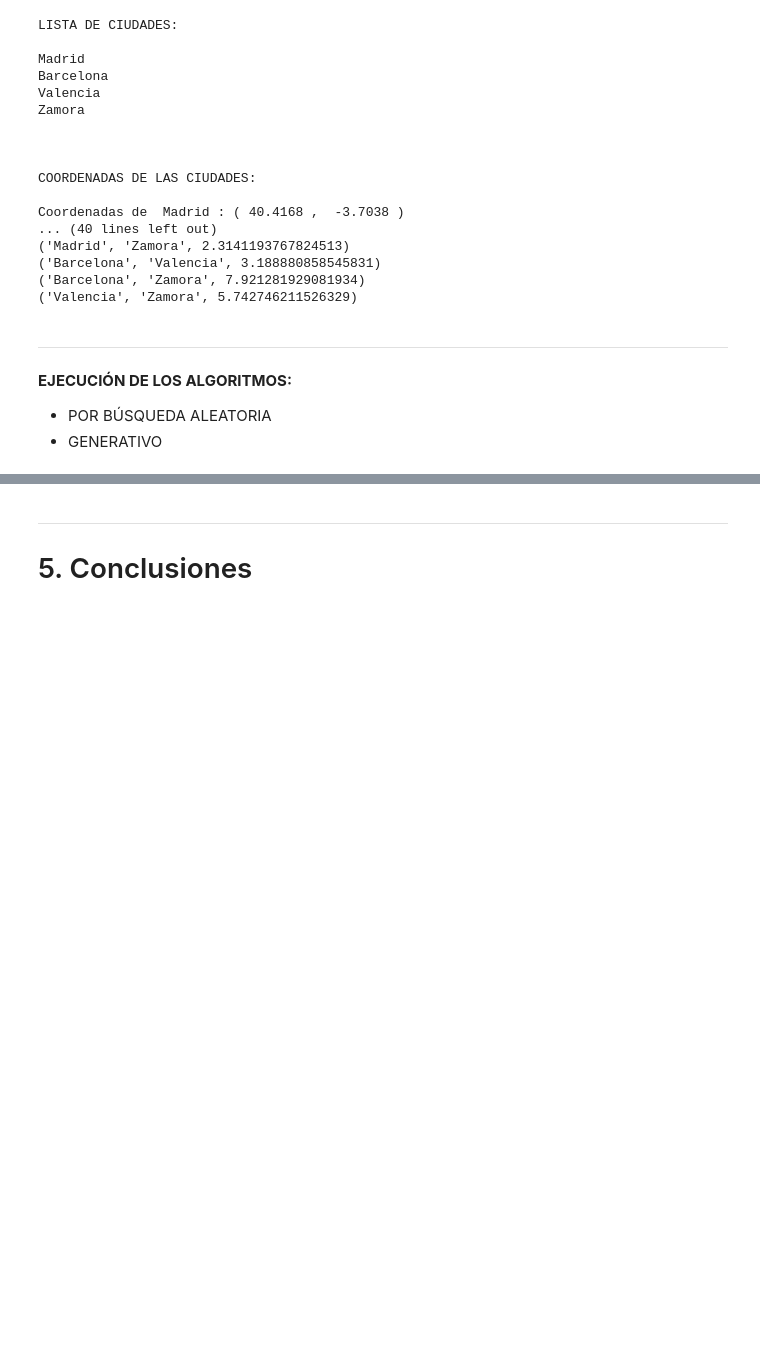
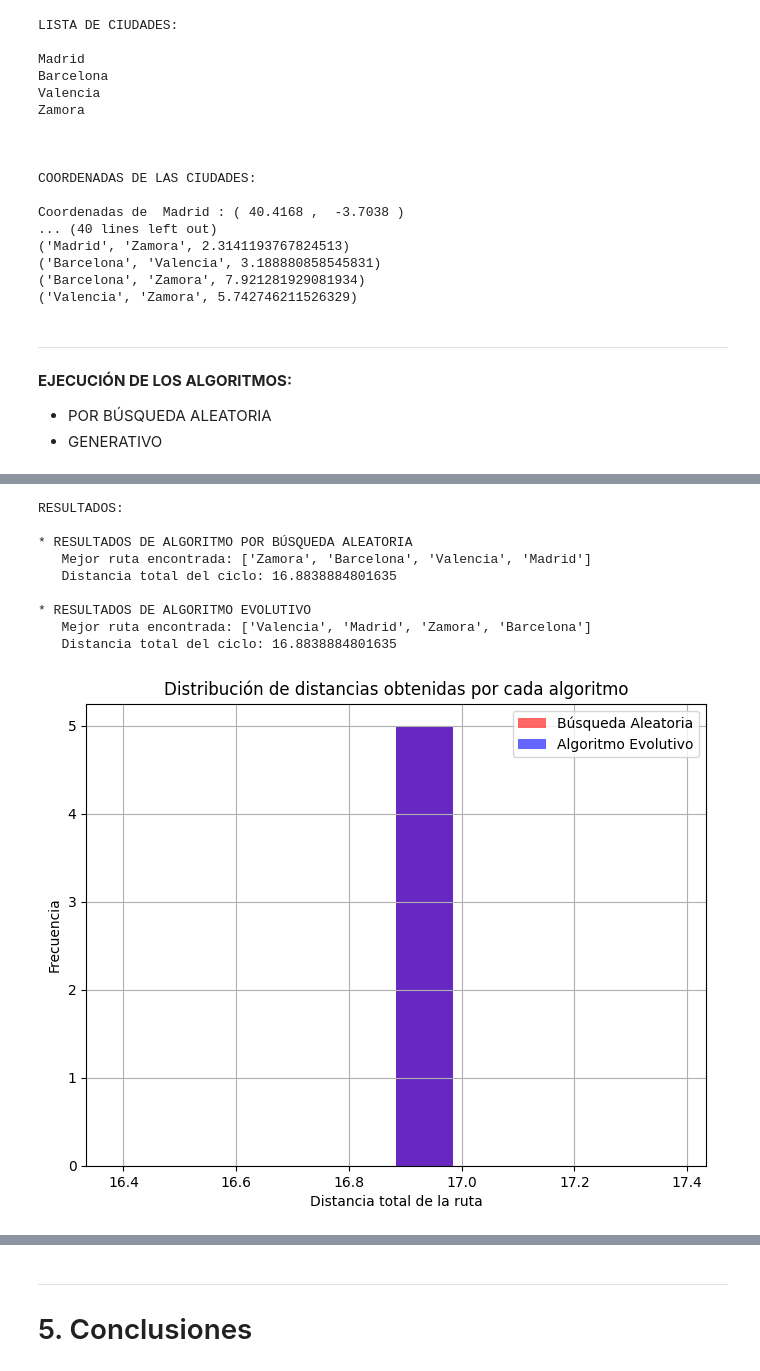
Before and after one commit to GabrielaULL/proyecto_ic, a Jupyter notebook: proyectoIcGabriela.ipynb, the cells around one changed output, grey strips where cells are left out. Drawn from its saved outputs; the diff is of its cells as text; code cells hidden in the pictures; blank space fills up the shorter version.

```diff
--- a/proyectoIcGabriela.ipynb
+++ b/proyectoIcGabriela.ipynb
@@ -313,0 +329,21 @@ RESULTADOS:
+# %%
+# Parámetros del algoritmo evolutivo para el segundo análisis
+tam_poblacion = 8
+generaciones = 10
+tasa_mutacion = 0.1
+ejecucion(tam_poblacion, generaciones, tasa_mutacion)
+num_experimentos = 5
+analizar_experimentos(num_experimentos, nombres_ciudades, coordx, coordy, tam_poblacion, generaciones, tasa_mutacion)
+num_experimentos = 10
+analizar_experimentos(num_experimentos, nombres_ciudades, coordx, coordy, tam_poblacion, generaciones, tasa_mutacion)
+# %% [output]
+RESULTADOS:
+
+* RESULTADOS DE ALGORITMO POR BÚSQUEDA ALEATORIA
+   Mejor ruta encontrada: ['Zamora', 'Barcelona', 'Valencia', 'Madrid']
+   Distancia total del ciclo: 16.8838884801635
+
+* RESULTADOS DE ALGORITMO EVOLUTIVO
+   Mejor ruta encontrada: ['Valencia', 'Madrid', 'Zamora', 'Barcelona']
+   Distancia total del ciclo: 16.8838884801635
+[figure, added]
```
Also changed, not shown: parts of 20 cells of this notebook.
